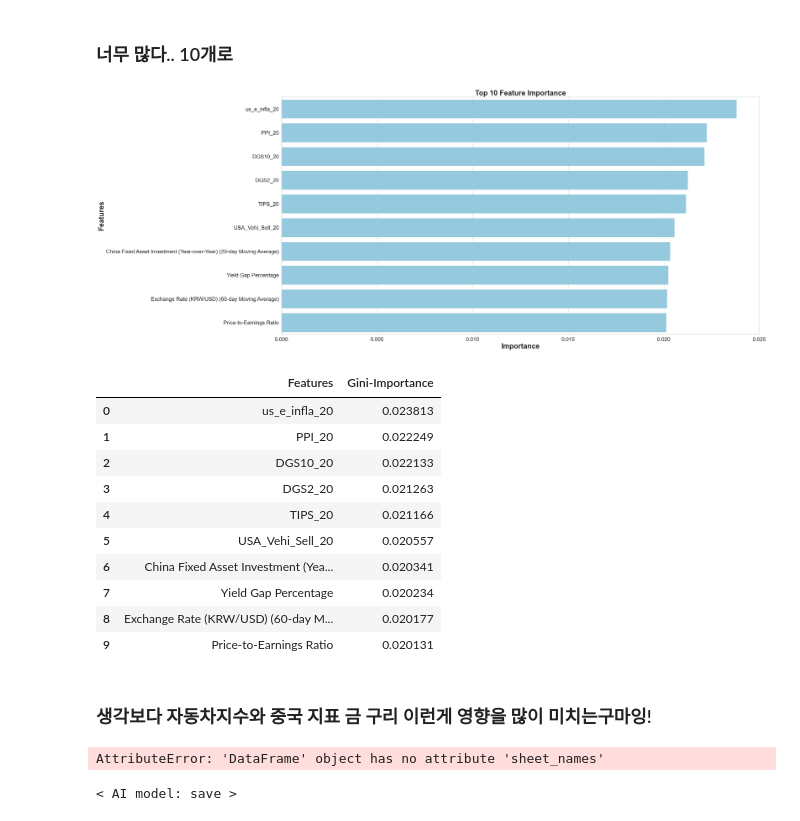
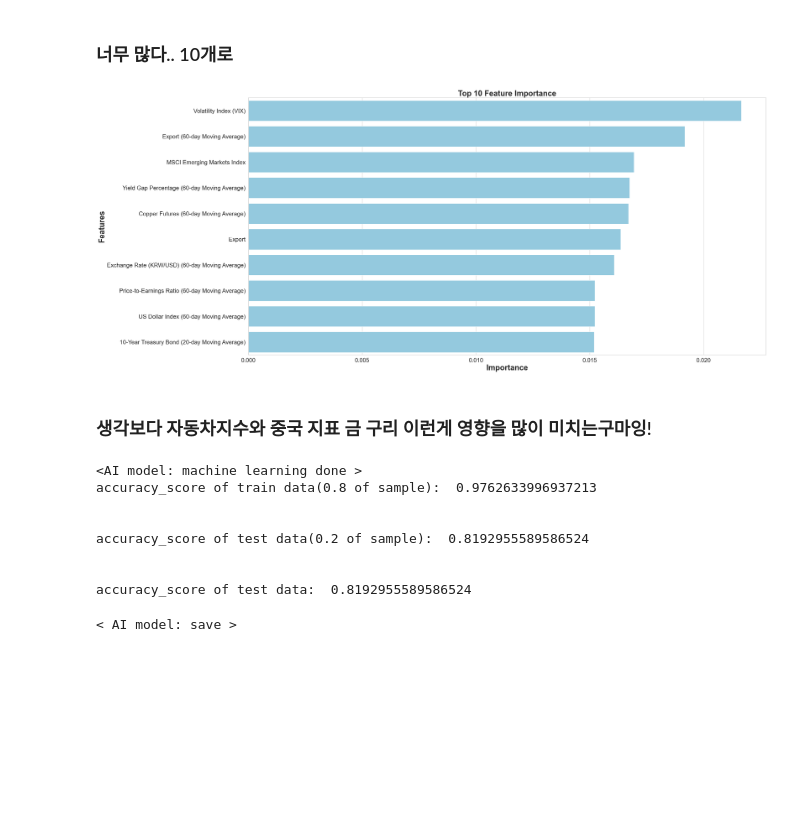
Before and after one commit to simpson000/sic_project_final, a Jupyter notebook: sic/second_compile.ipynb, the cells around one changed output. Saved outputs shown, nothing was run; the diff lists cells and outputs as text; code cells hidden in the pictures; blank space fills up the shorter version.

```diff
--- a/sic/second_compile.ipynb
+++ b/sic/second_compile.ipynb
@@ -66,0 +61,21 @@ df.head(5)
+# %%
+ # 1. daily raw data 가져오기
+#df= pd.read_excel(r"total_raw.xlsx", sheet_name="auto", header=0, index_col=0)
+df = pd.read_excel(r"total_raw.xlsx", sheet_name="construct", header=0, index_col=0)
+#df = pd.read_excel(r"total_raw.xlsx", sheet_name="capital_market", header=0, index_col=0)
+#df = pd.read_excel(r"total_raw.xlsx", sheet_name="chemicals", header=0, index_col=0)
+#df = pd.read_excel(r"total_raw.xlsx", sheet_name="equipment", header=0, index_col=0)
+#df= pd.read_excel(r"total_raw.xlsx", sheet_name="media", header=0, index_col=0)
+#df = pd.read_excel(r"total_raw.xlsx", sheet_name="insurance", header=0, index_col=0)
+#df = pd.read_excel(r"total_raw.xlsx", sheet_name="transport", header=0, index_col=0)
+#df = pd.read_excel(r"total_raw.xlsx", sheet_name="health_care", header=0, index_col=0)
+#df = pd.read_excel(r"total_raw.xlsx", sheet_name="semi", header=0, index_col=0)
+#df = pd.read_excel(r"total_raw.xlsx", sheet_name="bank", header=0, index_col=0)
+#df = pd.read_excel(r"total_raw.xlsx", sheet_name="steel", header=0, index_col=0)
+#df = pd.read_excel(r"total_raw.xlsx", sheet_name="staples", header=0, index_col=0)
+#df = pd.read_excel(r"total_raw.xlsx", sheet_name="discretionary", header=0, index_col=0)
+#df = pd.read_excel(r"total_raw.xlsx", sheet_name="kospi", header=0, index_col=0)
+# %%
+df = df.drop(columns="KOSPI지수")
+df = df.drop(columns="KOSPI지수_20")
+df = df.drop(columns="KOSPI지수_60")
@@ -67,6 +104,6 @@ df.head(5)
 # %%
 column_names = [
-    'auto',
+    'construct',
     # 'KOSPI Index',
     'Exchange Rate (KRW/USD)', 'Exchange Rate (KRW/JPY)',
     '3-Year Treasury Bond', '10-Year Treasury Bond', 'Price-to-Earnings Ratio',
@@ -188,8 +225,8 @@ if df_dropna.empty:
     print("error")
 else:
     # 종속 변수(y) 및 독립 변수(X) 설정
-    y = df_dropna['auto']
-    X = df_dropna.drop(columns=['auto'])
+    y = df_dropna['construct']
+    X = df_dropna.drop(columns=['construct'])
     # 최적화된 코드를 사용하여 y_past 및 X_past 생성
     # 위에서 이미 결측치를 제거하였으므로 추가적인 처리가 필요하지 않습니다.
     # 여기서 AUTO 는 NUTRAL UP DOWN 으로 3개로 구분
@@ -501,56 +534,49 @@ None
 # %%
 feats = {}
 for feature, importance in zip(X, best_rfc.feature_importances_):
     feats[feature] = importance
 importances = pd.DataFrame.from_dict(feats, orient='index').rename(columns={0: 'Gini-Importance'})
 importances = importances.sort_values(by='Gini-Importance', ascending=False)
 importances = importances.reset_index()
 importances = importances.rename(columns={'index': 'Features'})
 top_10_importances = importances.head(10)  # 상위 10개만 선택
 
 sns.set(font_scale=1.7)
 sns.set(style="whitegrid", color_codes=True, font_scale=1.7)
 fig, ax = plt.subplots()
 fig.set_size_inches(30, 15)
 sns.barplot(x=top_10_importances['Gini-Importance'], y=top_10_importances['Features'], data=top_10_importances, color='skyblue')
 plt.xlabel('Importance', fontsize=25, weight='bold')
 plt.ylabel('Features', fontsize=25, weight='bold')
 plt.title('Top 10 Feature Importance', fontsize=25, weight='bold')
 plt.show()
-
-display(top_10_importances)
 # %% [output]
-[figure, old version]
+[figure, new version]
-|  | Features | Gini-Importance |
-| 0 | us_e_infla_20 | 0.023813 |
-| 1 | PPI_20 | 0.022249 |
-| 2 | DGS10_20 | 0.022133 |
-| 3 | DGS2_20 | 0.021263 |
-| 4 | TIPS_20 | 0.021166 |
-| 5 | USA_Vehi_Sell_20 | 0.020557 |
-| 6 | China Fixed Asset Investment (Yea... | 0.020341 |
-| 7 | Yield Gap Percentage | 0.020234 |
-| 8 | Exchange Rate (KRW/USD) (60-day M... | 0.020177 |
-| 9 | Price-to-Earnings Ratio | 0.020131 |
 # %% [markdown]
 ### 생각보다 자동차지수와 중국 지표 금 구리 이런게 영향을 많이 미치는구마잉!
 # %%
 # 6. 최종 모델 학습
 best_rfc.fit(X_train, y_train)
-sheet_names = df.sheet_names
+#sheet_names = df.sheet_names
 
-print("\n<AI model: machine learning done %s >" % sheet_names)
+print("\n<AI model: machine learning done >")
 print("accuracy_score of train data(0.8 of sample): ", best_rfc.score(X_train, y_train))
 print("\n")
 print("accuracy_score of test data(0.2 of sample): ", best_rfc.score(X_test, y_test))
 y_test_pred = best_rfc.predict(X_test)
 print("\n")
 print("accuracy_score of test data: ", mt.accuracy_score(y_test, y_test_pred))
-# accuracy_score of test data(0.2 of sample):  0.823469387755102
-# accuracy_score of test data:  0.823469387755102 test_size 0.3 으로 했을때
-#accuracy_score of test data(0.2 of sample):  0.8192955589586524 test_size 0.2 으로 했을때
+# auto = accuracy_score of test data:  0.8162327718223583
+# construct =accuracy_score of test data:  0.8192955589586524
 # %% [output]
-AttributeError: 'DataFrame' object has no attribute 'sheet_names'
+<AI model: machine learning done >
+accuracy_score of train data(0.8 of sample):  0.9762633996937213
+
+
+accuracy_score of test data(0.2 of sample):  0.8192955589586524
+
+
+accuracy_score of test data:  0.8192955589586524
 # %%
 # 10. backtesting용 과거의 예측데이터 생성
 y_prediction = best_rfc.predict(X)
```
Also changed, not shown: parts of 20 cells of this notebook, 22 other files.
